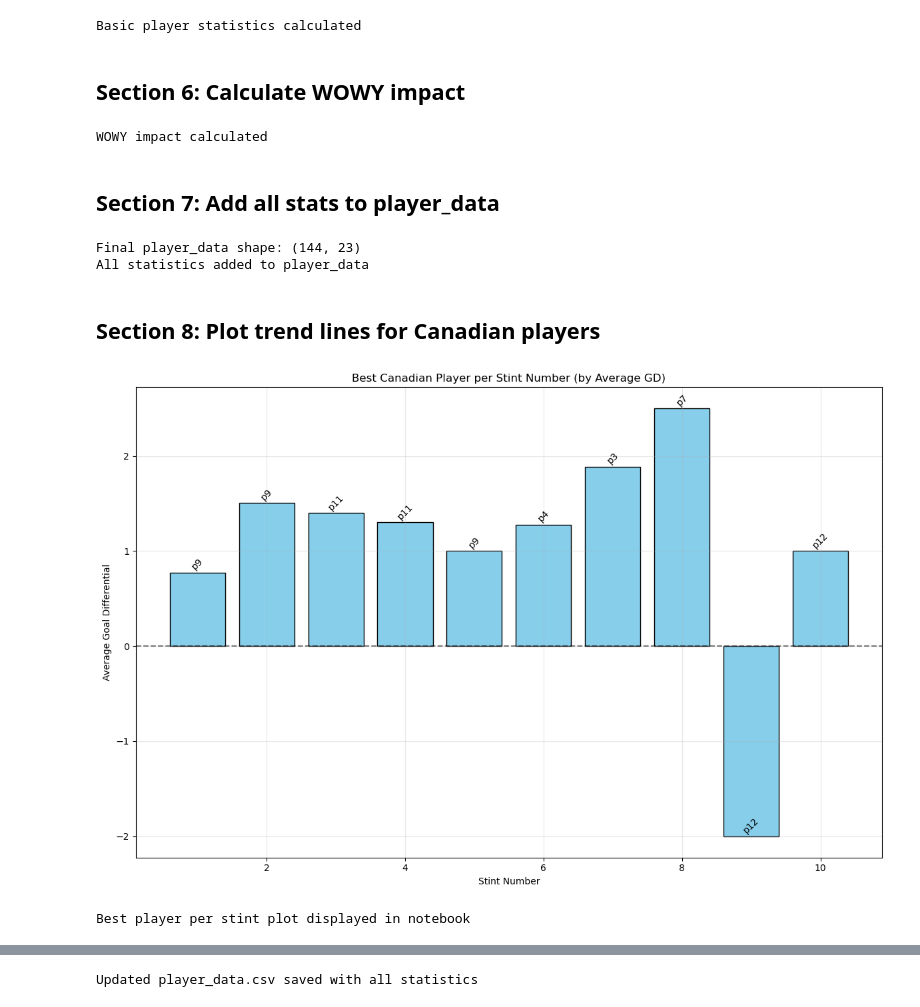
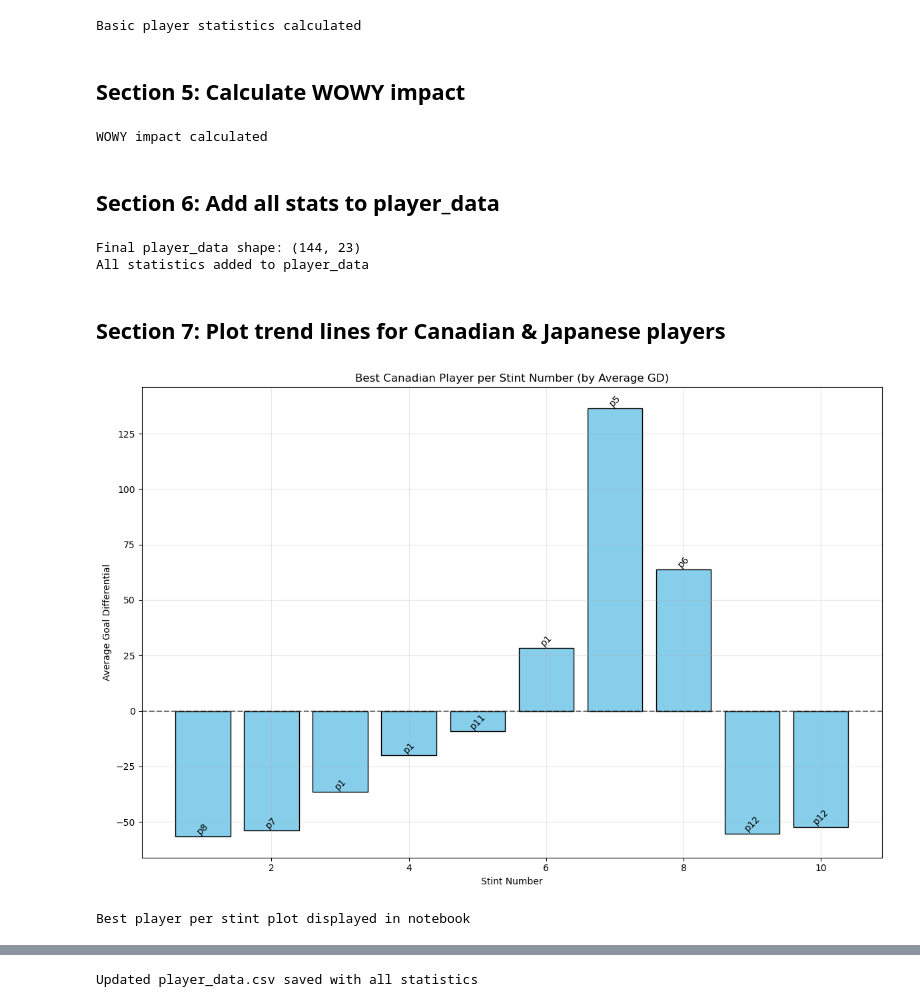
Before and after one commit to johngreenough/SportsModule, a Jupyter notebook: player_stats.ipynb, the cells around one changed output, grey strips where cells are left out. Cells and saved outputs as stored; diff of their text form; code cells hidden in the pictures.

```diff
--- a/player_stats.ipynb
+++ b/player_stats.ipynb
@@ -102,7 +97,7 @@ stint_gd_raw = defaultdict(lambda: defaultdict(list))
 for _, row in expanded_df.iterrows():
     player = row['player']
     stint_num = row['player_stint_number']
-    gd = row['goals_for'] - row['goals_against']
+    gd = row['normalized_gd']
     if stint_num <= 16:
         stint_gd_raw[player][stint_num].append(gd)
 
@@ -118,5 +113,5 @@ number_of_stints = {}
 for player in stint_gd:
     number_of_stints[player] = max(stint_gd[player].keys()) if stint_gd[player] else 0
 
-print("Stint goal differentials computed")
+print("Normalized stint goal differentials computed")
 # %% [output]
@@ -126,19 +118,0 @@ Stint goal differentials computed
-# %%
-# Calculate trend regression for each player
-trend_dict = {}
-for player in player_data['player']:
-    gds = []
-    stint_nums = []
-    num_stints = number_of_stints.get(player, 0)
-    for i in range(1, num_stints + 1):
-        if i in stint_gd[player]:
-            gds.append(stint_gd[player][i])
-            stint_nums.append(i)
-
-    if len(gds) >= 2:
-        slope, intercept = np.polyfit(stint_nums, gds, 1)
-        trend_dict[player] = {'slope': slope, 'intercept': intercept}
-    else:
-        trend_dict[player] = {'slope': None, 'intercept': None}
-
-print("Trend regressions calculated")
@@ -171,7 +143,7 @@ print("Basic player statistics calculated")
 # %% [output]
 Basic player statistics calculated
 # %% [markdown]
-## Section 6: Calculate WOWY impact
+## Section 5: Calculate WOWY impact
 # %%
 # Initialize stats dictionaries
 with_stats = defaultdict(lambda: defaultdict(lambda: {'gf': 0, 'ga': 0, 'min': 0}))
@@ -282,7 +254,7 @@ print("WOWY impact calculated")
 # %% [output]
 WOWY impact calculated
 # %% [markdown]
-## Section 7: Add all stats to player_data
+## Section 6: Add all stats to player_data
 # %%
 # Add stint data to player_data
 player_data['number_of_stints'] = player_data['player'].map(number_of_stints).fillna(0)
@@ -310,7 +282,7 @@ print("All statistics added to player_data")
 Final player_data shape: (144, 23)
 All statistics added to player_data
 # %% [markdown]
-## Section 8: Plot trend lines for Canadian players
+## Section 7: Plot trend lines for Canadian & Japanese players
 # %%
 # Plot best Canadian player per stint number
 canada_players = player_data[player_data['team'] == 'Canada']
@@ -320,33 +292,33 @@ stint_nums = sorted(set().union(*[stint_gd[player].keys() for player in canada_p
 best_players = {}
 best_gds = {}
 
 for stint in stint_nums:
     stint_data = {player: stint_gd[player].get(stint, float('-inf')) for player in canada_players['player']}
     best_player = max(stint_data, key=stint_data.get)
     best_gd = stint_data[best_player]
     if best_gd != float('-inf'):
         best_players[stint] = best_player
         best_gds[stint] = best_gd
 
 # Plot
 fig, ax = plt.subplots(figsize=(12, 8))
 bars = ax.bar(best_players.keys(), best_gds.values(), color='skyblue', edgecolor='black')
 
 # Add player names on bars
 for bar, stint in zip(bars, best_players.keys()):
     player_name = best_players[stint].split('_')[-1]  # Get last part of name for brevity
     ax.text(bar.get_x() + bar.get_width()/2, bar.get_height() + 0.01, player_name,
             ha='center', va='bottom', fontsize=10, rotation=45)
 
 ax.set_xlabel('Stint Number')
-ax.set_ylabel('Average Goal Differential')
+ax.set_ylabel('Normalized Average Goal Differential')
 ax.set_title('Best Canadian Player per Stint Number (by Average GD)')
 ax.grid(True, alpha=0.3)
 ax.axhline(y=0, color='black', linestyle='--', alpha=0.5)
 plt.tight_layout()
 plt.show()
 
 print("Best player per stint plot displayed in notebook")
 # %% [output]
-[figure, old version]
+[figure, new version]
 Best player per stint plot displayed in notebook
```
Also changed, not shown: parts of 8 cells of this notebook, 2 other files.
